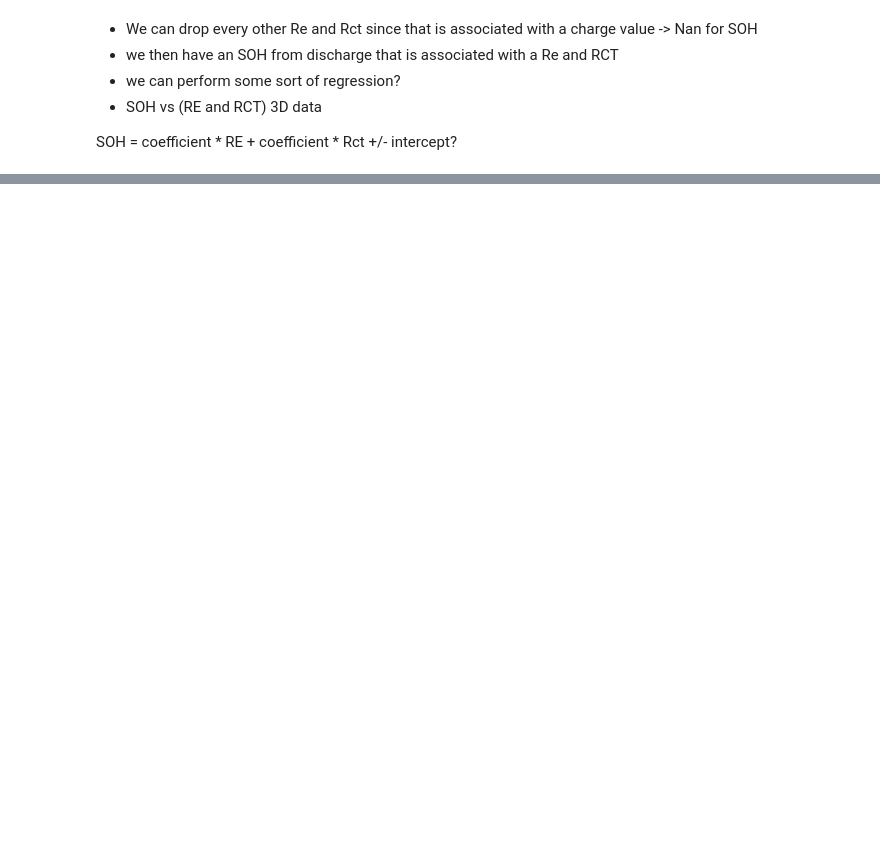
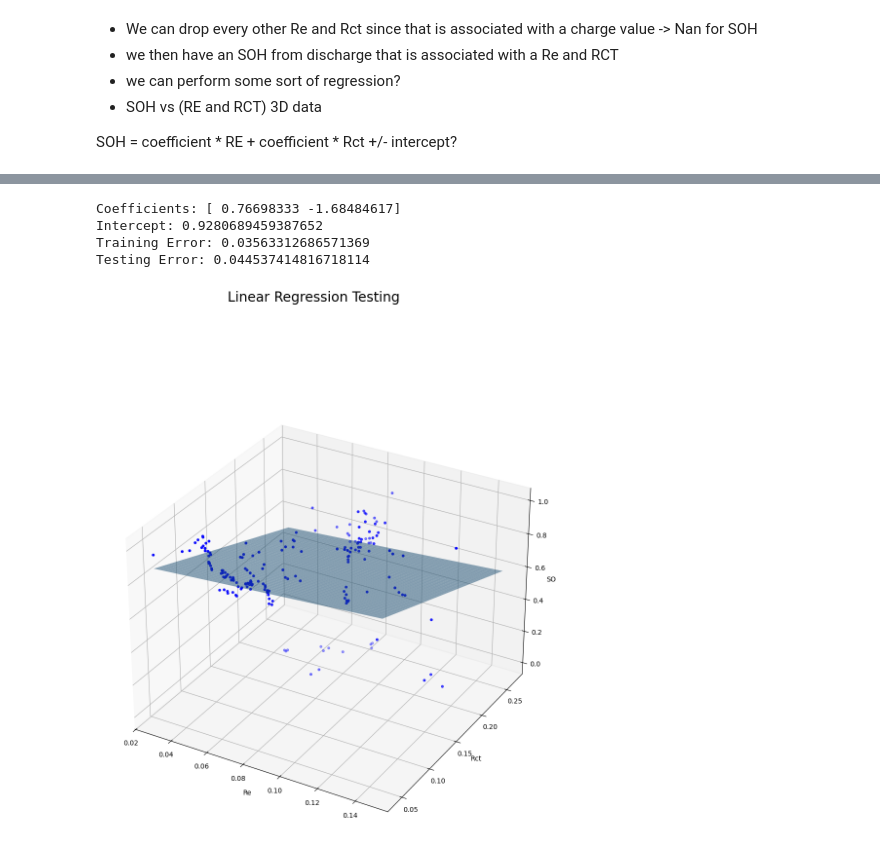
Before and after one commit to MKMiyagi/COGS_118B, a Jupyter notebook: Final_Project.ipynb, the cells around one changed output, grey strips where cells are left out. Saved outputs shown, nothing was run; the diff lists cells and outputs as text; code cells hidden in the pictures; blank space fills up the shorter version.

Commit message:
Linear Regression on Re & Rct vs SOH

```diff
--- a/Final_Project.ipynb
+++ b/Final_Project.ipynb
@@ -1009,0 +968,50 @@ battery_df.head(20)
+# %%
+# Train a linear regression model to predict SOH based on Re and Rct
+X = eis_df[['Re', 'Rct']].values
+Y = eis_df['SOH'].values
+
+# Split data into training and testing sets
+X_train, X_test, Y_train, Y_test = train_test_split(X, Y, test_size=0.2)
+
+# Train linear regression model on training dataset
+regressor = LinearRegression()
+regressor.fit(X_train, Y_train)
+
+# Calculate training error
+Y_train_pred = regressor.predict(X_train)
+train_error = mean_squared_error(Y_train, Y_train_pred)
+
+# Print coefficients, intercept, and training error
+print(f'Coefficients: {regressor.coef_}')
+print(f'Intercept: {regressor.intercept_}')
+print(f'Training Error: {train_error}')
+
+# Calculate testing error
+Y_test_pred = regressor.predict(X_test)
+test_error = mean_squared_error(Y_test, Y_test_pred)
+print(f'Testing Error: {test_error}')
+# %% [output]
+Coefficients: [ 0.76698333 -1.68484617]
+Intercept: 0.9280689459387652
+Training Error: 0.03563312686571369
+Testing Error: 0.044537414816718114
+# %%
+# Visualize testing data and regression line in 3D space
+fig = plt.figure(figsize=(20, 12))
+ax = fig.add_subplot(111, projection='3d')
+fig.suptitle('Linear Regression Testing', fontsize=20, y=1.05)
+ax.scatter(X_test[:, 0], X_test[:, 1], Y_test, color='blue', s=10)
+
+# Add in regression line using regressor's parameters
+x = np.linspace(X_test[:, 0].min(), X_test[:, 0].max(), 100)
+y = np.linspace(X_test[:, 1].min(), X_test[:, 1].max(), 100)
+X, Y = np.meshgrid(x, y)
+Z = regressor.intercept_ + regressor.coef_[0] * X + regressor.coef_[1] * Y
+ax.plot_surface(X, Y, Z, alpha=0.5)
+
+ax.set_xlabel('Re')
+ax.set_ylabel('Rct')
+ax.set_zlabel('SOH')
+plt.show()
+# %% [output]
+[figure, added]
```
Also changed, not shown: parts of 11 cells of this notebook.
